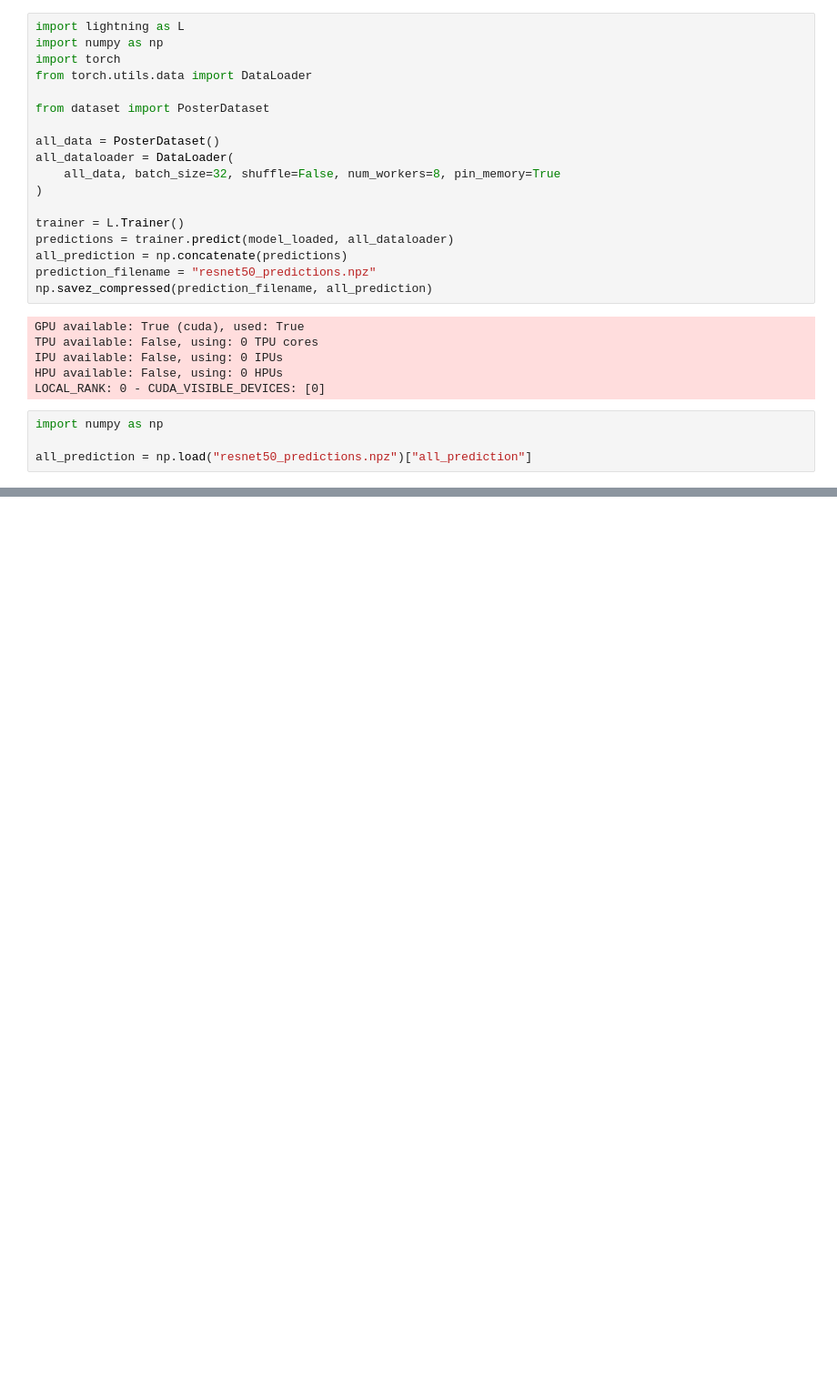
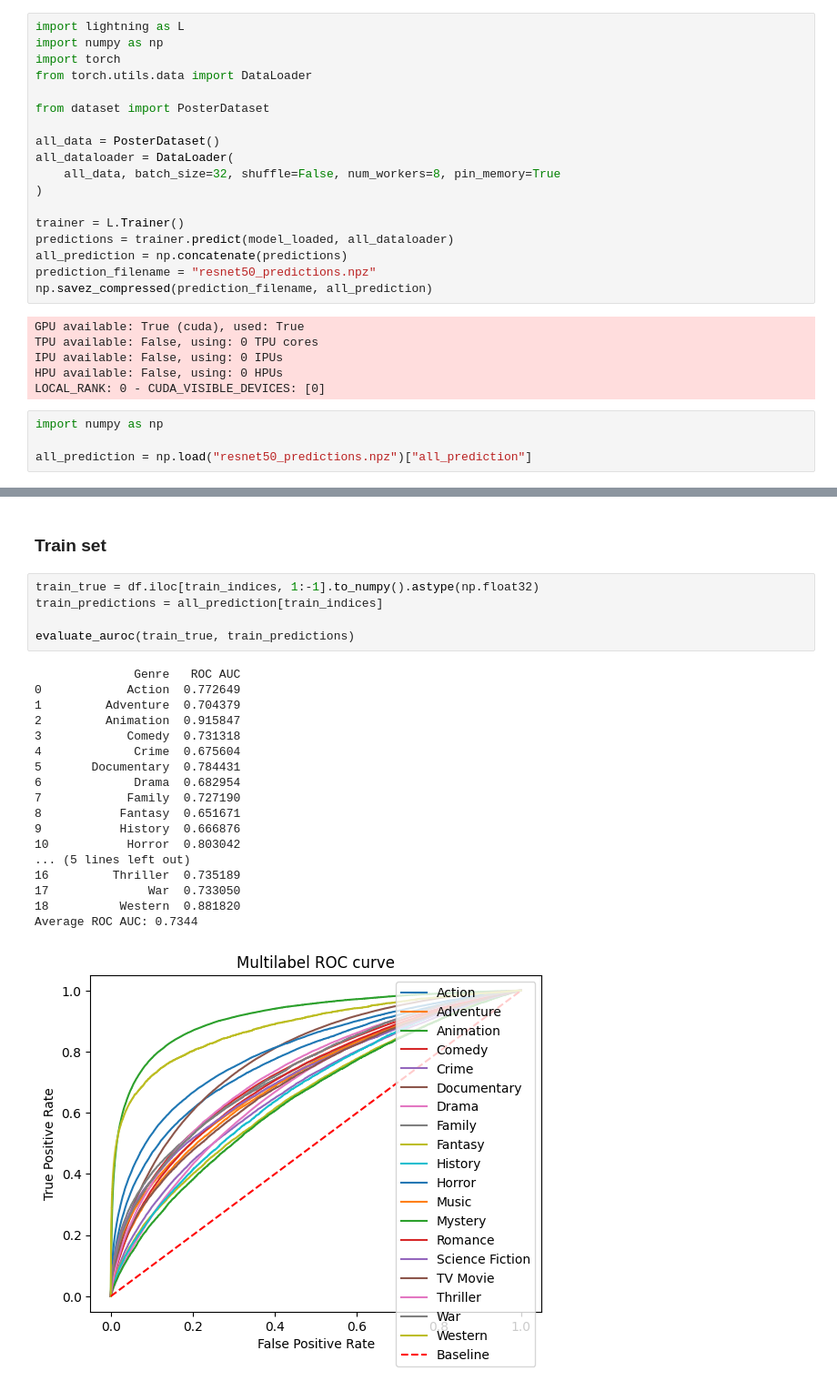
Before and after one commit to BorisLeung/STAT4012, a Jupyter notebook: transfer.ipynb, the cells around one changed output, grey strips where cells are left out. Shown at 91% size. Drawn from its saved outputs; the diff is of its cells as text; blank space fills up the shorter version.

```diff
--- a/transfer.ipynb
+++ b/transfer.ipynb
@@ -210,0 +210,26 @@ plt.show()
+# %% [markdown]
+### Train set
+# %%
+train_true = df.iloc[train_indices, 1:-1].to_numpy().astype(np.float32)
+train_predictions = all_prediction[train_indices]
+
+evaluate_auroc(train_true, train_predictions)
+# %% [output]
+              Genre   ROC AUC
+0            Action  0.772649
+1         Adventure  0.704379
+2         Animation  0.915847
+3            Comedy  0.731318
+4             Crime  0.675604
+5       Documentary  0.784431
+6             Drama  0.682954
+7            Family  0.727190
+8           Fantasy  0.651671
+9           History  0.666876
+10           Horror  0.803042
+... (5 lines left out)
+16         Thriller  0.735189
+17              War  0.733050
+18          Western  0.881820
+Average ROC AUC: 0.7344
+[figure, added]
```
Also changed, not shown: parts of 9 cells of this notebook.
